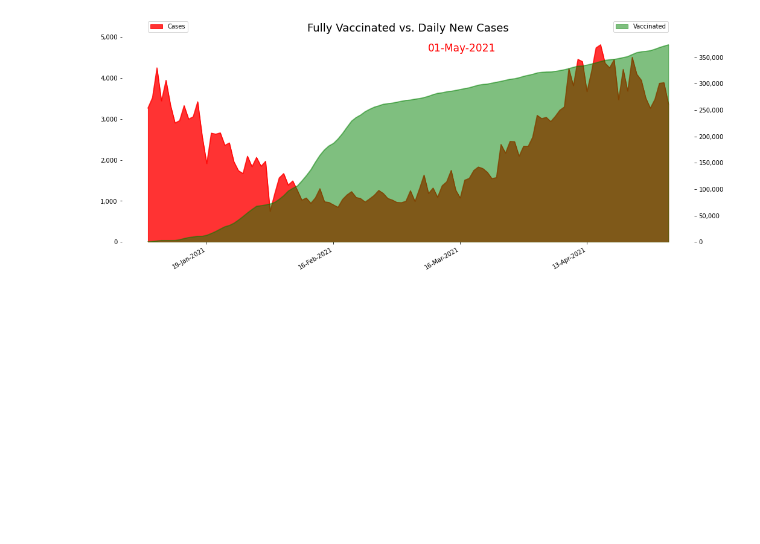
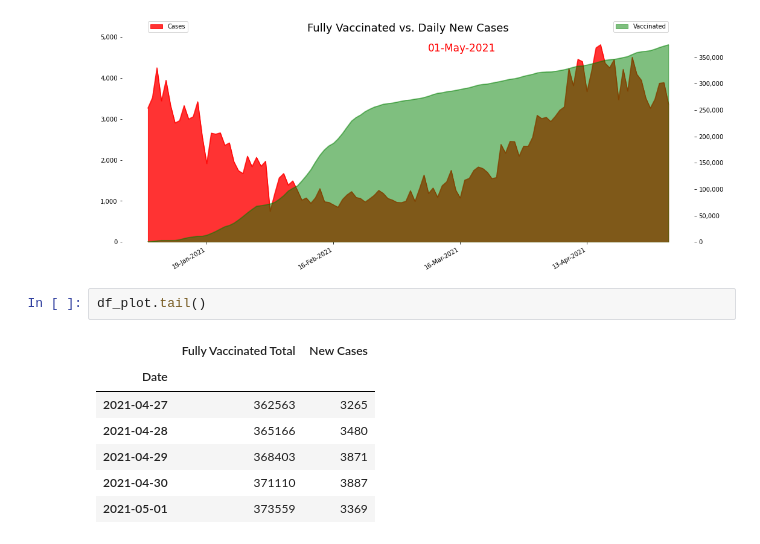
Before and after one commit to vipervit/covid_ont, a Jupyter notebook: jup/vaccases.ipynb, the cells around one changed output. Saved outputs shown, nothing was run; the diff lists cells and outputs as text; blank space fills up the shorter version.

```diff
--- a/jup/vaccases.ipynb
+++ b/jup/vaccases.ipynb
@@ -65,3 +65,13 @@ def make_plot_vaccases(df_plot):
 make_plot_vaccases(df_plot)
 # %% [output]
 [figure]
+# %%
+df_plot.tail()
+# %% [output]
+|  | Fully Vaccinated Total | New Cases |
+| Date |  |  |
+| 2021-04-27 | 362563 | 3265 |
+| 2021-04-28 | 365166 | 3480 |
+| 2021-04-29 | 368403 | 3871 |
+| 2021-04-30 | 371110 | 3887 |
+| 2021-05-01 | 373559 | 3369 |
```
Also changed, not shown: 9 other files.
